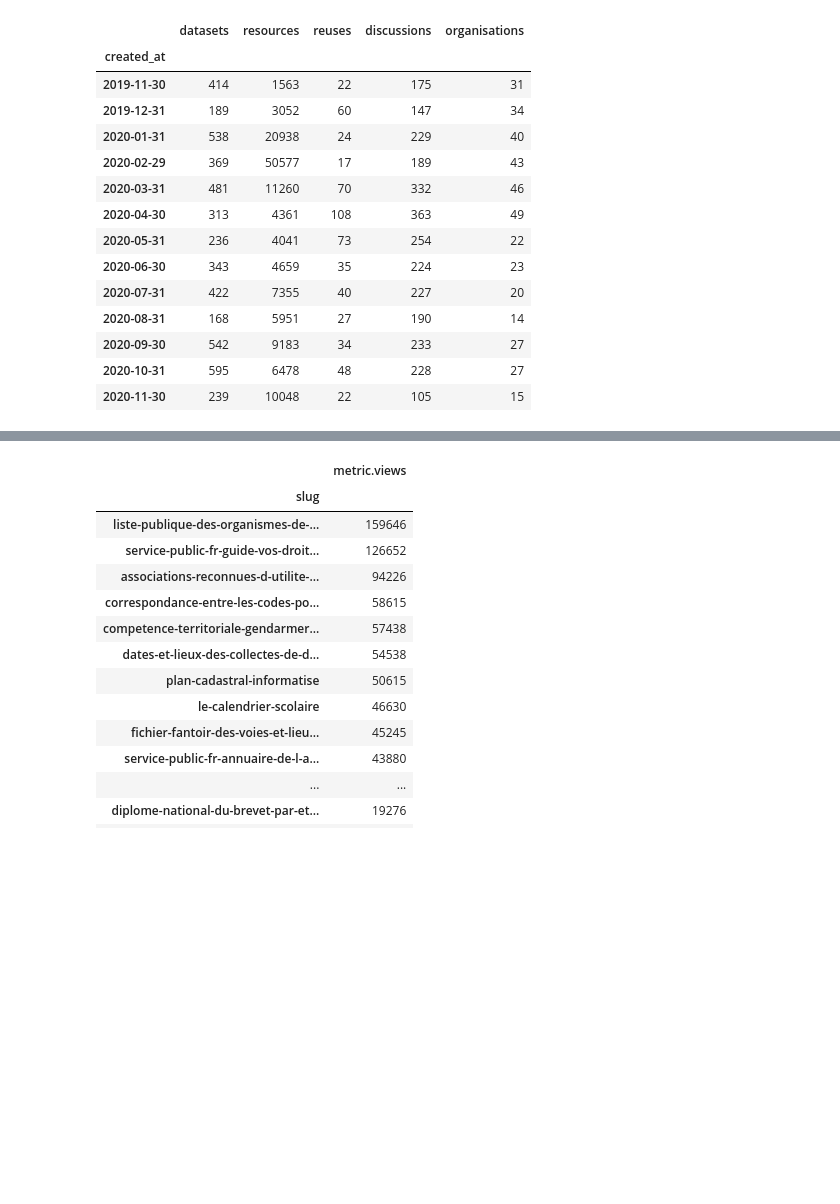
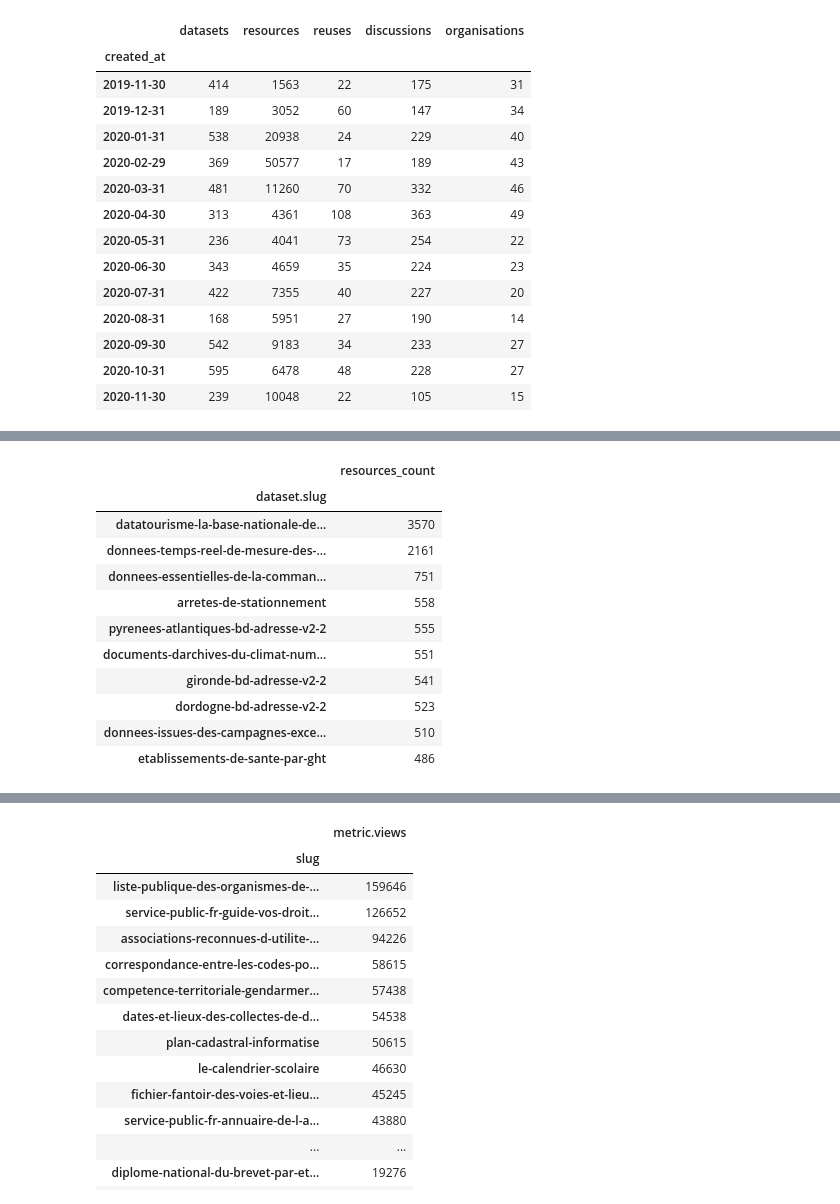
Before and after one commit to abulte/datagouvfr-catalogue, a Jupyter notebook: analysis.ipynb, the cells around one changed output, grey strips where cells are left out. Drawn from its saved outputs; the diff is of its cells as text; code cells hidden in the pictures; blank space fills up the shorter version.

Commit message:
top resources created by jdd

```diff
--- a/analysis.ipynb
+++ b/analysis.ipynb
@@ -111,3 +111,20 @@ fig = px.bar(df_month, x=df_month.index.strftime("%Y-%m"), y=[d['id'] for d in d
 fig.show()
 # %% [output]
 [interactive output not drawn]
+# %%
+# resources created by slug all time
+df = [d for d in data if d['id'] == 'resources'][0]['df']
+pd.DataFrame(df.groupby('dataset.slug').count().sort_values('dataset.id', ascending=False)['dataset.id'].rename('resources_count')[:10])
+# %% [output]
+|  | resources_count |
+| dataset.slug |  |
+| datatourisme-la-base-nationale-de... | 3570 |
+| donnees-temps-reel-de-mesure-des-... | 2161 |
+| donnees-essentielles-de-la-comman... | 751 |
+| arretes-de-stationnement | 558 |
+| pyrenees-atlantiques-bd-adresse-v2-2 | 555 |
+| documents-darchives-du-climat-num... | 551 |
+| gironde-bd-adresse-v2-2 | 541 |
+| dordogne-bd-adresse-v2-2 | 523 |
+| donnees-issues-des-campagnes-exce... | 510 |
+| etablissements-de-sante-par-ght | 486 |
```
Also changed, not shown: parts of 3 cells of this notebook.
